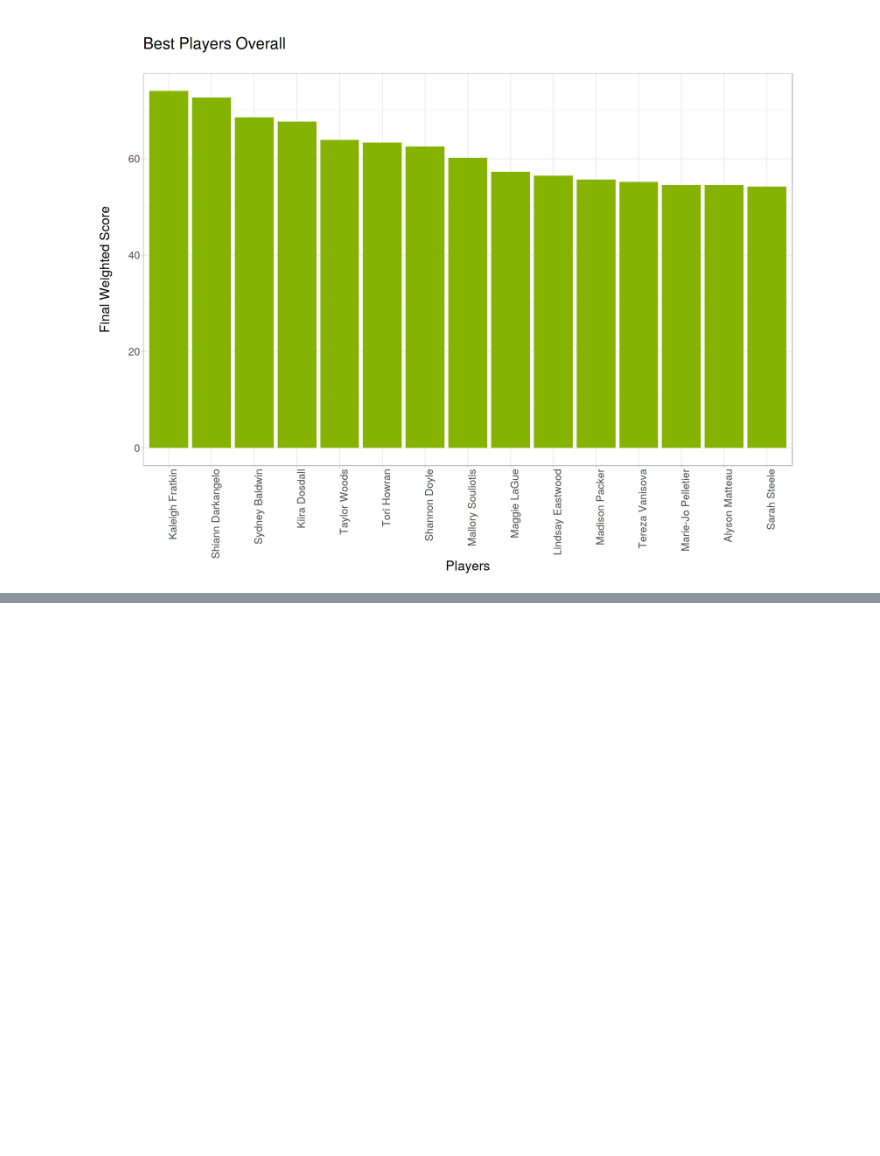
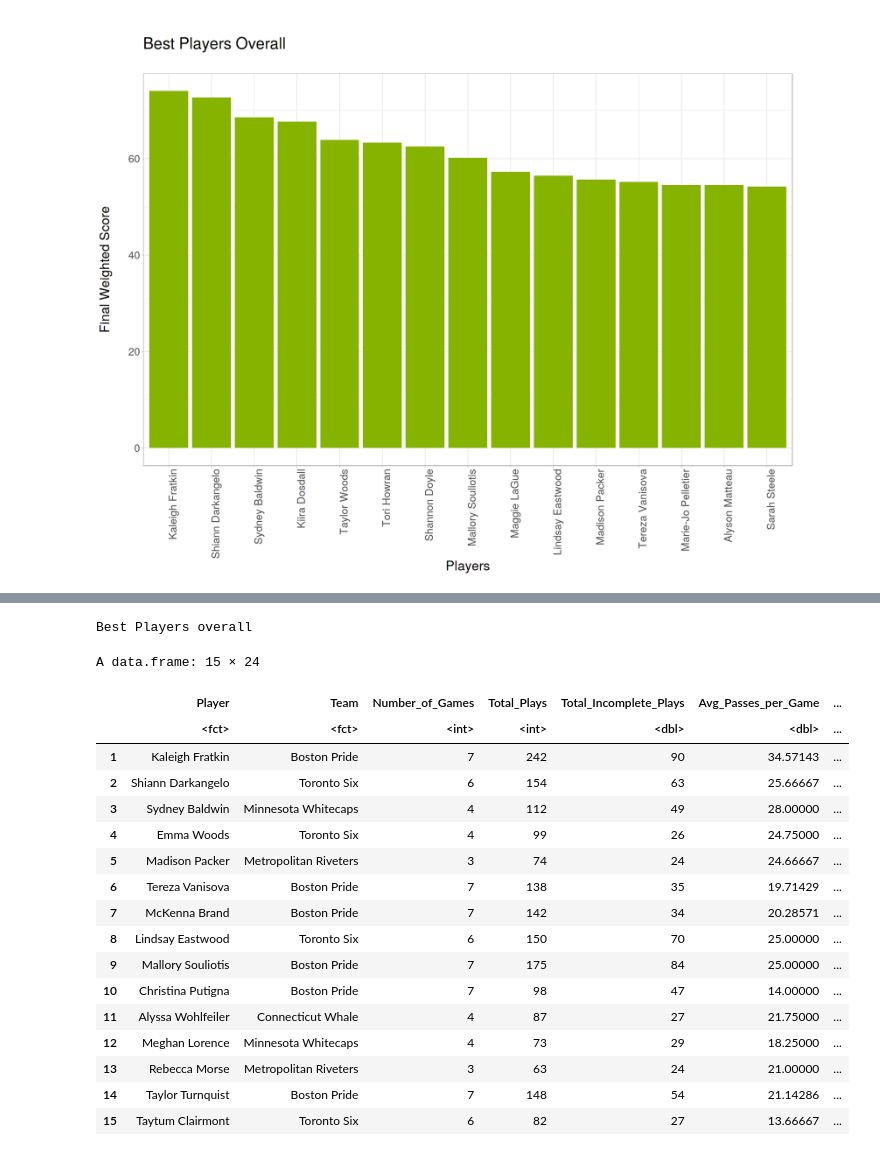
Before and after one commit to Harithap13/Rotman-Summer-NHWL-Datathon, a Jupyter notebook: rsd-nhwl-understanding-data.ipynb, the cells around one changed output, grey strips where cells are left out. Drawn from its saved outputs; the diff is of its cells as text; code cells hidden in the pictures; blank space fills up the shorter version.

Commit message:
adding passers stats

```diff
--- a/rsd-nhwl-understanding-data.ipynb
+++ b/rsd-nhwl-understanding-data.ipynb
@@ -714,0 +850,3 @@ nrow(taylor_df)
+# %%
+offensive_zone_plays_df <- nhwl_df[nhwl_df$X.Coordinate >=177, ]
+best_golaers_in_offensive_zone_df <- offensive_zone_plays_df[offensive_zone_plays_df$Player.2 %in% excellent_goalers, ]
@@ -1479,0 +1817,25 @@ write_xlsx(complete_events_df,"all_events_stats.xlsx")
+# %%
+total_games_df <- nhwl_df %>%
+                    group_by(Player, Team) %>%
+                    summarise(Number_of_Games = n_distinct(game_date))
+
+all_passes_df <- data.frame(Player = c(as.vector(total_games_df$Player)))
+
+all_passes_df$Team = total_games_df$Team
+all_passes_df$Number_of_Games = total_games_df$Number_of_Games
+
+# Dropping extra columns
+drop_colnames <- c("Number_of_Games")
+play_summary_df <- play_summary_df[ , !(names(play_summary_df) %in% drop_colnames)]
+success_play_to_goalers <- success_play_to_goalers[ , !(names(success_play_to_goalers) %in% drop_colnames)]
+success_play_to_goalers_in_oz_df <- success_play_to_goalers_in_oz_df[ , !(names(success_play_to_goalers_in_oz_df) %in% drop_colnames)]
+success_play_oz_df <- success_play_oz_df[ , !(names(success_play_oz_df) %in% drop_colnames)]
+
+
+# Adding Goal Stats
+all_passes_df <- merge(all_passes_df, play_summary_df, by=c("Player"))
+all_passes_df <- merge(all_passes_df, success_play_to_goalers, by=c("Player"))
+all_passes_df <- merge(all_passes_df, success_play_oz_df, by=c("Player"))
+all_passes_df <- merge(all_passes_df, success_play_to_goalers_in_oz_df, by=c("Player"))
+
+head(all_passes_df)
@@ -1479,0 +1853,32 @@ write_xlsx(complete_events_df,"all_events_stats.xlsx")
+# %%
+all_passes_df <- transform(all_passes_df, Final_Passing_Score = (as.numeric(Weighted_Pass_Avg) + as.numeric(Weighted_Success_Pass_Rate_to_Goalers) + as.numeric(Weighted_Overall_Success_Pass_Rate_to_Goalers_in_Offensive_Zone) + as.numeric(Weighted_Overall_Success_Pass_Rate_Offensive_Zone)))
+# Sort by weighted goal average
+all_passes_df <- all_passes_df[with(all_passes_df, order(-Final_Passing_Score)), ]
+
+# Reset index to get rankings
+row.names(all_passes_df) <- NULL
+
+# Best Players overall
+# Display final table
+cat("\nBest Players overall \n")
+head(all_passes_df, 15)
+# %% [output]
+Best Players overall
+A data.frame: 15 × 24
+|  | Player | Team | Number_of_Games | Total_Plays | Total_Incomplete_Plays | Avg_Passes_per_Game | ... |
+|  | <fct> | <fct> | <int> | <int> | <dbl> | <dbl> | ... |
+| 1 | Kaleigh Fratkin | Boston Pride | 7 | 242 | 90 | 34.57143 | ... |
+| 2 | Shiann Darkangelo | Toronto Six | 6 | 154 | 63 | 25.66667 | ... |
+| 3 | Sydney Baldwin | Minnesota Whitecaps | 4 | 112 | 49 | 28.00000 | ... |
+| 4 | Emma Woods | Toronto Six | 4 | 99 | 26 | 24.75000 | ... |
+| 5 | Madison Packer | Metropolitan Riveters | 3 | 74 | 24 | 24.66667 | ... |
+| 6 | Tereza Vanisova | Boston Pride | 7 | 138 | 35 | 19.71429 | ... |
+| 7 | McKenna Brand | Boston Pride | 7 | 142 | 34 | 20.28571 | ... |
+| 8 | Lindsay Eastwood | Toronto Six | 6 | 150 | 70 | 25.00000 | ... |
+| 9 | Mallory Souliotis | Boston Pride | 7 | 175 | 84 | 25.00000 | ... |
+| 10 | Christina Putigna | Boston Pride | 7 | 98 | 47 | 14.00000 | ... |
+| 11 | Alyssa Wohlfeiler | Connecticut Whale | 4 | 87 | 27 | 21.75000 | ... |
+| 12 | Meghan Lorence | Minnesota Whitecaps | 4 | 73 | 29 | 18.25000 | ... |
+| 13 | Rebecca Morse | Metropolitan Riveters | 3 | 63 | 24 | 21.00000 | ... |
+| 14 | Taylor Turnquist | Boston Pride | 7 | 148 | 54 | 21.14286 | ... |
+| 15 | Taytum Clairmont | Toronto Six | 6 | 82 | 27 | 13.66667 | ... |
```
Also changed, not shown: parts of 22 cells of this notebook.
